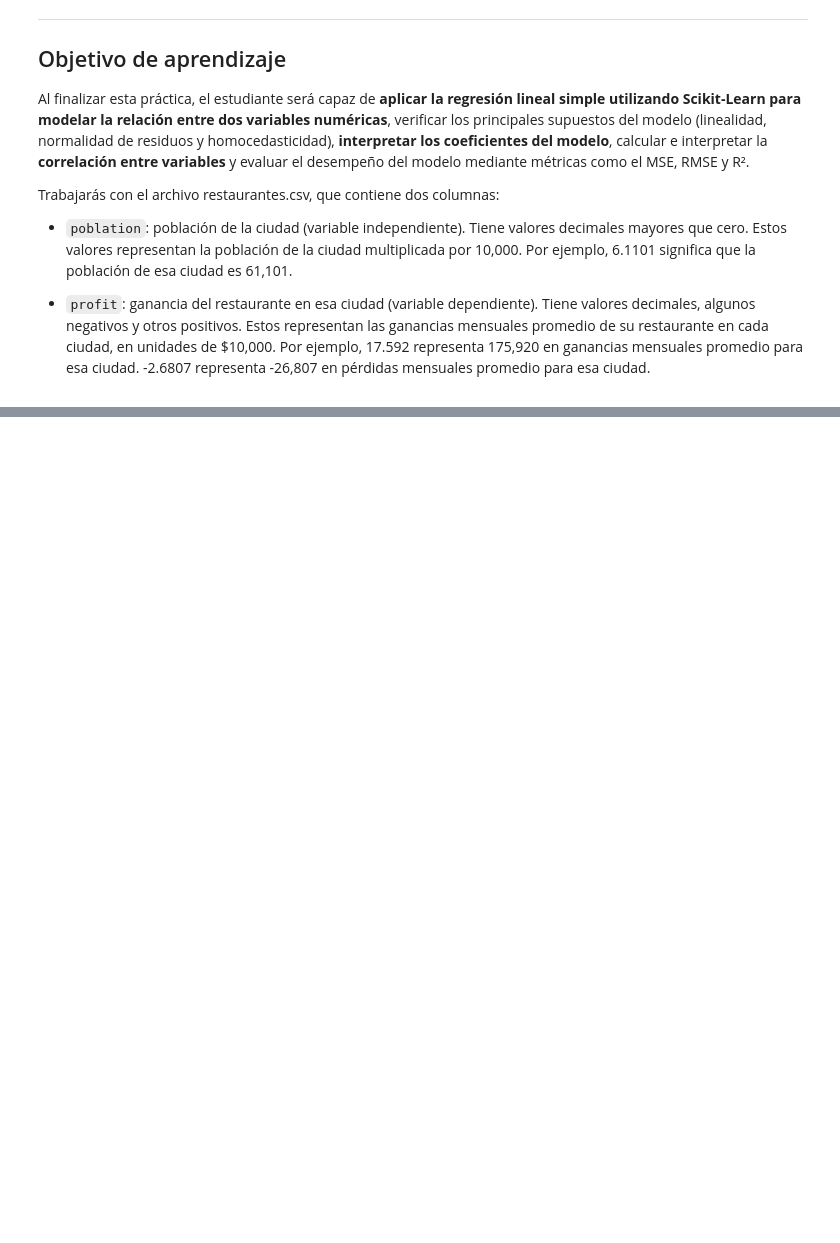
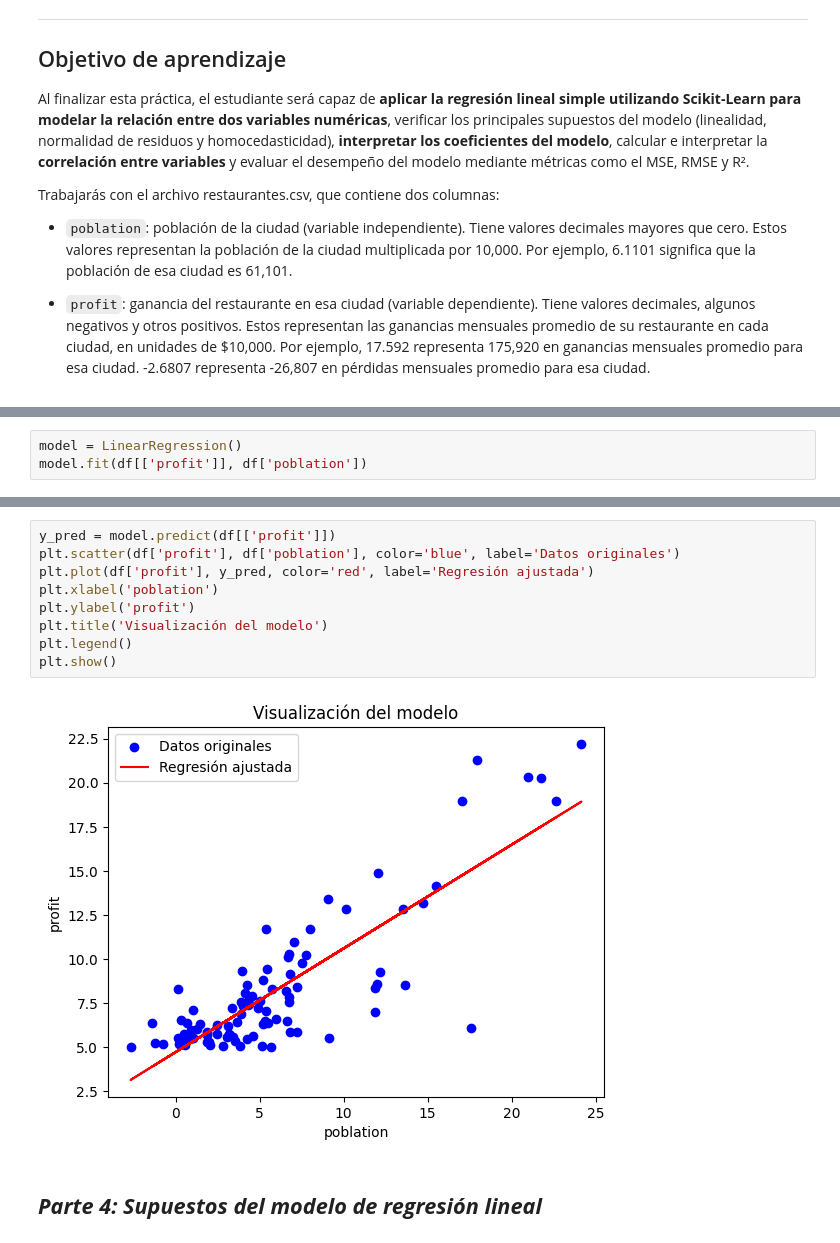
Before and after one commit to jonathanahc/Practicas, a Jupyter notebook: Práctica23RegresiónLinealSimple.ipynb, the cells around one changed output, grey strips where cells are left out. Saved outputs shown, nothing was run; the diff lists cells and outputs as text; blank space fills up the shorter version.

```diff
--- a/Práctica23RegresiónLinealSimple.ipynb
+++ b/Práctica23RegresiónLinealSimple.ipynb
@@ -104,0 +181,3 @@ Responde con tus propias palabras:
+# %%
+model = LinearRegression()
+model.fit(df[['profit']], df['poblation'])
@@ -104,0 +207,13 @@ Responde con tus propias palabras:
+# %%
+y_pred = model.predict(df[['profit']])
+plt.scatter(df['profit'], df['poblation'], color='blue', label='Datos originales')
+plt.plot(df['profit'], y_pred, color='red', label='Regresión ajustada')
+plt.xlabel('poblation')
+plt.ylabel('profit')
+plt.title('Visualización del modelo')
+plt.legend()
+plt.show()
+# %% [output]
+[figure, added]
+# %% [markdown]
+## ***Parte 4: Supuestos del modelo de regresión lineal***
```
Also changed, not shown: parts of 66 cells of this notebook.
